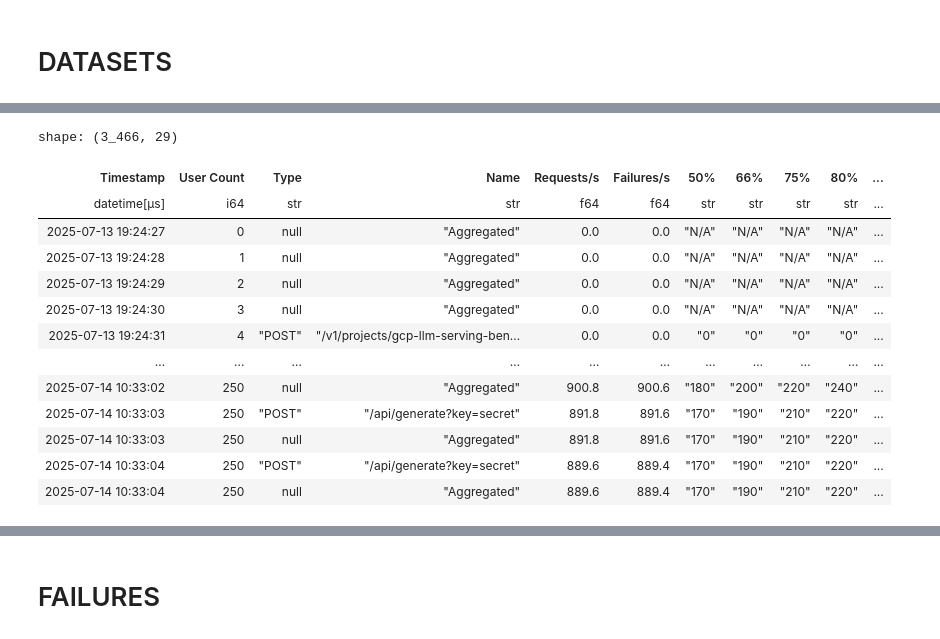
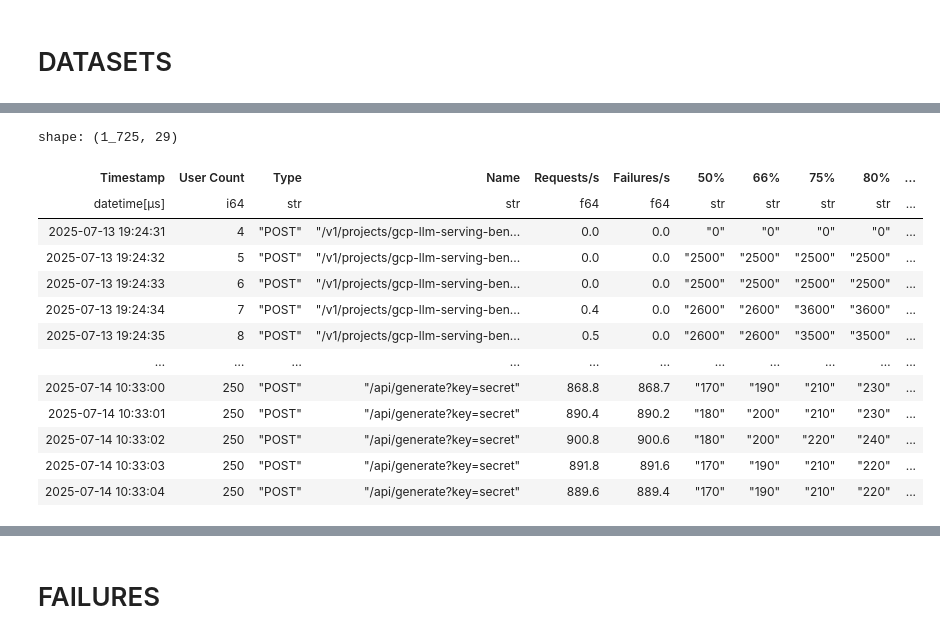
Before and after one commit to fmind/gcp-llm-serving-benchmarks, a Jupyter notebook: analysis.ipynb, the cells around one changed output, grey strips where cells are left out. Drawn from its saved outputs; the diff is of its cells as text; code cells hidden in the pictures.

```diff
--- a/analysis.ipynb
+++ b/analysis.ipynb
@@ -30,12 +38,13 @@ def load_dataset(root: Path, glob: str, pattern: re.Pattern = r"^(?P<approach>.+
         if match:
             dataframe = pl.read_csv(file, try_parse_dates=True)
             dataframe = dataframe.with_columns([
+                pl.lit(match.group("model")).alias("model"),
                 pl.lit(match.group("approach")).alias("approach"),
-                pl.lit(match.group("model")).alias("model"),
                 pl.lit(f"{match.group('approach')} - {match.group('model')}").alias("test"),
-                pl.arange(0, dataframe.height).alias("index")
             ])
             dataframes.append(dataframe)
+        else:
+            print(f"Skipping file {file.name} as it does not match the expected pattern: {pattern}.")
     return pl.concat(dataframes, how="vertical")
 # %%
 stats = load_dataset(RESULTS_PATH, STATS_GLOB)
@@ -57,33 +66,28 @@ shape: (12, 25)
 | null | "Aggregated" | 145810 | 145649 | 150.0 | 290.910375 | 118.192629 | ... |
 # %%
 history = load_dataset(RESULTS_PATH, HISTORY_GLOB)
+history = history.filter(pl.col("Name") != "Aggregated")
 history = history.with_columns(
     pl.from_epoch("Timestamp", time_unit="s"),
-    # % of failure vs total requesr
-    (pl.col("Total Failure Count") / pl.col("Total Request Count") * 100).alias("Failure %"),
+    pl.arange(0, pl.len()).over("test").alias("index"),
+    (pl.col("Total Failure Count") / pl.col("Total Request Count") * 100).alias("% of Failure"),
 )
-#  'User Count',
-#  'Requests/s',
-#  'Failures/s',
-#  'Total Request Count',
-#  'Total Failure Count',
-# ]
 history
 # %% [output]
-shape: (3_466, 29)
+shape: (1_725, 29)
 | Timestamp | User Count | Type | Name | Requests/s | Failures/s | 50% | 66% | 75% | 80% | ... |
 | datetime[μs] | i64 | str | str | f64 | f64 | str | str | str | str | ... |
-| 2025-07-13 19:24:27 | 0 | null | "Aggregated" | 0.0 | 0.0 | "N/A" | "N/A" | "N/A" | "N/A" | ... |
-| 2025-07-13 19:24:28 | 1 | null | "Aggregated" | 0.0 | 0.0 | "N/A" | "N/A" | "N/A" | "N/A" | ... |
-| 2025-07-13 19:24:29 | 2 | null | "Aggregated" | 0.0 | 0.0 | "N/A" | "N/A" | "N/A" | "N/A" | ... |
-| 2025-07-13 19:24:30 | 3 | null | "Aggregated" | 0.0 | 0.0 | "N/A" | "N/A" | "N/A" | "N/A" | ... |
 | 2025-07-13 19:24:31 | 4 | "POST" | "/v1/projects/gcp-llm-serving-ben... | 0.0 | 0.0 | "0" | "0" | "0" | "0" | ... |
+| 2025-07-13 19:24:32 | 5 | "POST" | "/v1/projects/gcp-llm-serving-ben... | 0.0 | 0.0 | "2500" | "2500" | "2500" | "2500" | ... |
+| 2025-07-13 19:24:33 | 6 | "POST" | "/v1/projects/gcp-llm-serving-ben... | 0.0 | 0.0 | "2500" | "2500" | "2500" | "2500" | ... |
+| 2025-07-13 19:24:34 | 7 | "POST" | "/v1/projects/gcp-llm-serving-ben... | 0.4 | 0.0 | "2600" | "2600" | "3600" | "3600" | ... |
+| 2025-07-13 19:24:35 | 8 | "POST" | "/v1/projects/gcp-llm-serving-ben... | 0.5 | 0.0 | "2600" | "2600" | "3500" | "3500" | ... |
 | … | … | … | … | … | … | … | … | … | … | ... |
-| 2025-07-14 10:33:02 | 250 | null | "Aggregated" | 900.8 | 900.6 | "180" | "200" | "220" | "240" | ... |
+| 2025-07-14 10:33:00 | 250 | "POST" | "/api/generate?key=secret" | 868.8 | 868.7 | "170" | "190" | "210" | "230" | ... |
+| 2025-07-14 10:33:01 | 250 | "POST" | "/api/generate?key=secret" | 890.4 | 890.2 | "180" | "200" | "210" | "230" | ... |
+| 2025-07-14 10:33:02 | 250 | "POST" | "/api/generate?key=secret" | 900.8 | 900.6 | "180" | "200" | "220" | "240" | ... |
 | 2025-07-14 10:33:03 | 250 | "POST" | "/api/generate?key=secret" | 891.8 | 891.6 | "170" | "190" | "210" | "220" | ... |
-| 2025-07-14 10:33:03 | 250 | null | "Aggregated" | 891.8 | 891.6 | "170" | "190" | "210" | "220" | ... |
 | 2025-07-14 10:33:04 | 250 | "POST" | "/api/generate?key=secret" | 889.6 | 889.4 | "170" | "190" | "210" | "220" | ... |
-| 2025-07-14 10:33:04 | 250 | null | "Aggregated" | 889.6 | 889.4 | "170" | "190" | "210" | "220" | ... |
 # %%
 failures = load_dataset(RESULTS_PATH, FAILURES_GLOB)
 failures
```
Also changed, not shown: parts of 10 cells of this notebook, 7 other files.
